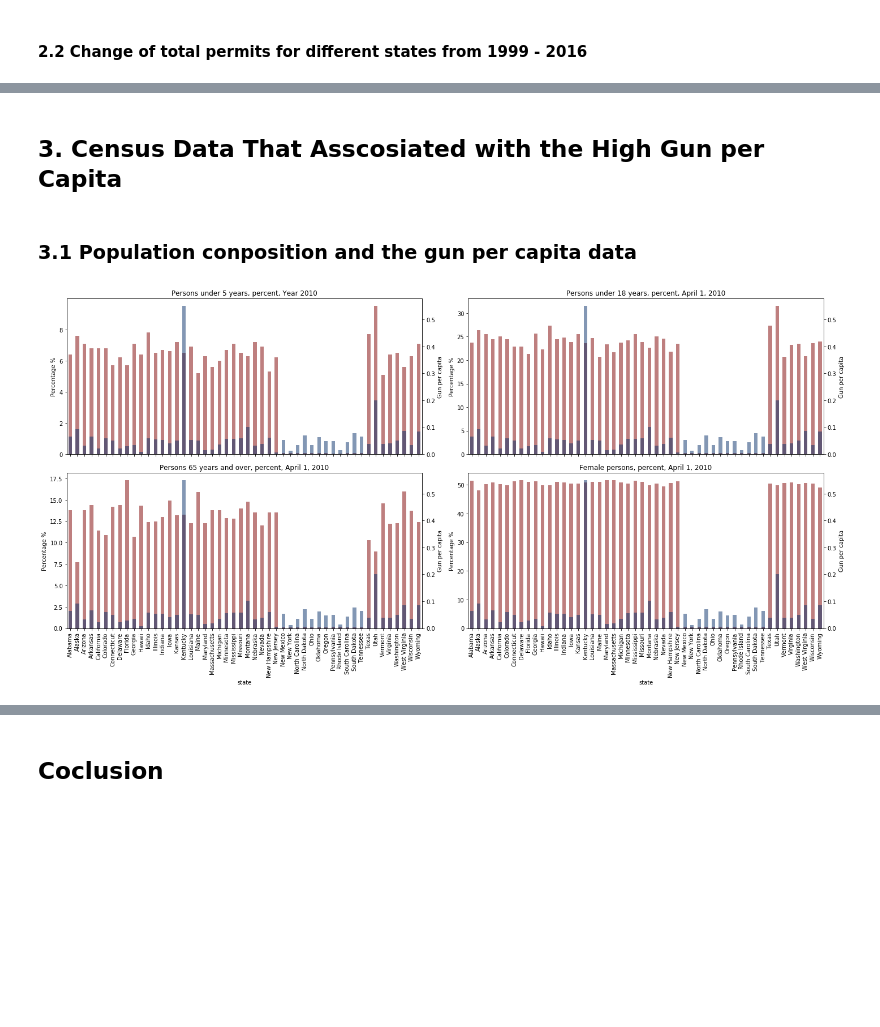
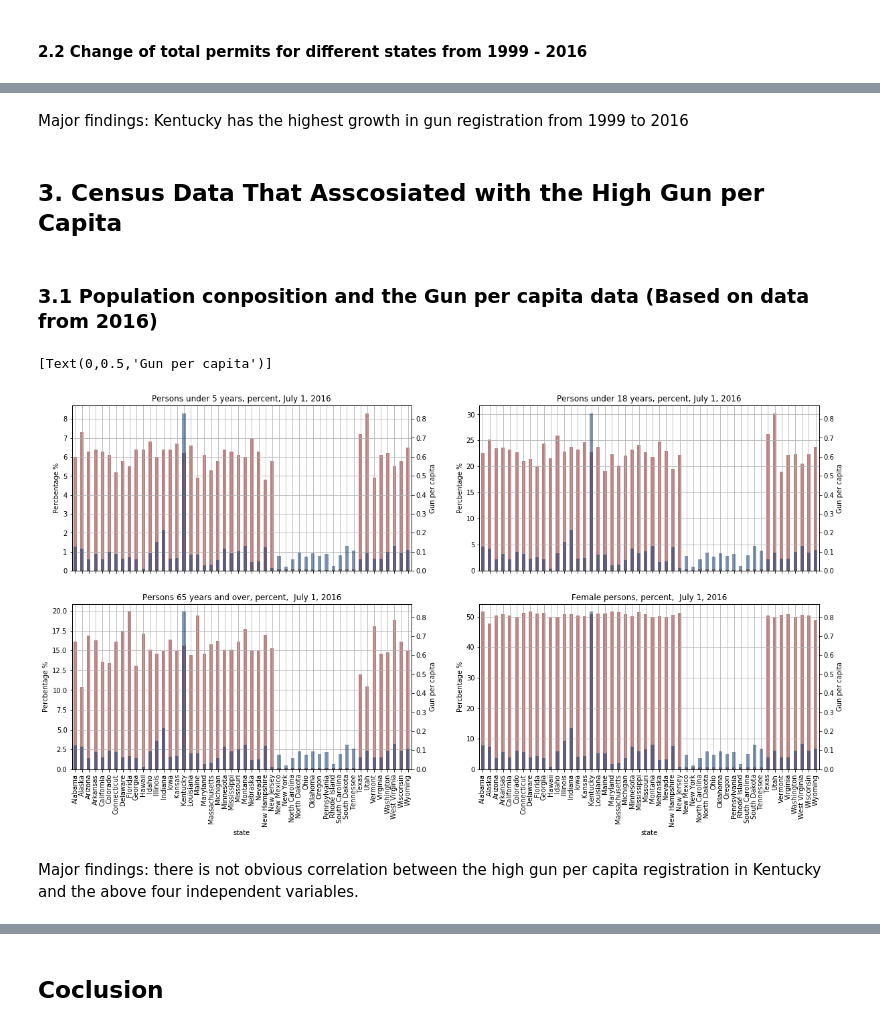
Before and after one commit to siuyik11/fbi_firearm_data_analysis, a Jupyter notebook: fbi_gun_data_analysis.ipynb, the cells around one changed output, grey strips where cells are left out. Saved outputs shown, nothing was run; the diff lists cells and outputs as text; code cells hidden in the pictures; blank space fills up the shorter version.

Commit message:
added 3.2 Individual State's Economic Status and the Gun per capita data modified 3.1 - switched the data used from 2010 to 2016

```diff
--- a/fbi_gun_data_analysis.ipynb
+++ b/fbi_gun_data_analysis.ipynb
@@ -159,10 +177,12 @@ memory usage: 2.6+ MB
 # %% [markdown]
 #### 1.1 Population for different states (Year 2010)
 # %%
-df1_popu_y2010 = df1.iloc[3,1:] # select the info of population census at year 2010 for different states
+# select the info of population census at year 2016 for different states
+df1_popu_y2016 = df1.iloc[0,1:]
 
-#plot the population of different states
-df1_popu_y2010.plot.bar(figsize = (20,10), colormap = 'Blues_r',grid = True, \
-                        title = 'Population, Census, April 1, 2010').set(xlabel = 'States', ylabel = 'Population')
+#plot the population of different states to have gerneral idea
+df1_popu_y2016.plot.bar(figsize = (20,10), colormap = 'Blues_r',grid = True, \
+                        title = 'Population estimates, July 1, 2016', alpha = 0.8)\
+                        .set(xlabel = 'States', ylabel = 'Population')
 # %% [output]
 [Text(0,0.5,'Population'), Text(0.5,0,'States')]
@@ -185,9 +217,11 @@ df2_gun_y2010.plot.bar(figsize = (20,10),title = 'Total permits of different sta
 # %% [markdown]
 #### 1.3 Gun per capita of different states
 # %%
-df_gun_percapita_y2010 = (df2_gun_y2010/df1_popu_y2010).fillna(0) #calculate the per capita gun permit at different
-                                                                  #state
+#calculate the per capita gun permit at different state for 2016. if get NaN, fill it with 0.
+df_gun_percapita_y2016 = (df2_gun_y2016/df1_popu_y2016).fillna(0)
+
 # Plot the final result
-df_gun_percapita_y2010.plot.bar(figsize = (20,10), title = 'Gun per capita of different states, year 2010', colormap = 'Blues_r')\
-.set(xlabel = 'States', ylabel = 'Number of Gun permits per Person ')
+df_gun_percapita_y2016.plot.bar(figsize = (20,10), title = 'Gun per capita of different states, year 2016',\
+                                colormap = 'Blues_r',grid = True,alpha = 0.8).\
+                                set(xlabel = 'States',ylabel = 'Number of Guns per Person ')
 # %% [output]
@@ -245,32 +316,42 @@ plt.tight_layout()
+# %% [markdown]
+Major findings: Kentucky has the highest growth in gun registration from 1999 to 2016
 # %% [markdown]
 ## 3. Census Data That Asscosiated with the High Gun per Capita
 # %% [markdown]
-### 3.1 Population conposition and the gun per capita data
+### 3.1 Population conposition and the Gun per capita data (Based on data from 2016)
 # %%
-# Create a empty 2 by 2 main plot
+# Create empty 2x2 subplots
 fig, axes = plt.subplots(nrows = 2, ncols = 2,sharex=True)
 
-#overlapping plots for Persons under 5 years and Gun per capita, Year 2010
-df1.iloc[5,1:].plot(ax = axes[0,0],kind = 'bar',figsize = (20,10), title = 'Persons under 5 years, percent, Year 2010', colormap = 'OrRd_r',alpha = 0.5)\
-.set(ylabel = 'Percentage %')
-df_gun_percapita_y2010.plot(kind = 'bar',ax = axes[0,0],secondary_y=True, colormap = 'Blues_r', alpha = 0.5).set(ylabel = 'Gun per capita')
+#Plot the Persons under 5 years, percent, July 1, 2016 with gun per capita
+df1.iloc[4,1:].plot(ax = axes[0,0],kind = 'bar',title = 'Persons under 5 years, percent, July 1, 2016',\
+                    figsize = (20,10), colormap = 'OrRd_r',alpha = 0.5,grid = True, rot = 90)\
+                    .set(ylabel = 'Percbentage %')
+df_gun_percapita_y2016.plot(ax = axes[0,0], kind = 'bar',colormap = 'Blues_r',grid = True,alpha = 0.5,secondary_y=True)\
+                      .set(ylabel = 'Gun per capita')
 
-#overlapping plots for Persons under 18 years and Gun per capita, Year 2010
-df1.iloc[7,1:].plot(ax = axes[0,1],kind = 'bar',figsize = (20,10), title = 'Persons under 18 years, percent, April 1, 2010', colormap = 'OrRd_r',alpha = 0.5)\
-.set(xlabel = 'states',ylabel = 'Percentage %')
-df_gun_percapita_y2010.plot(kind = 'bar',ax = axes[0,1],secondary_y=True, colormap = 'Blues_r', alpha = 0.5).set(ylabel = 'Gun per capita')
+#Plot the 'Persons under 18 years, percent, July 1, 2016' with gun per capita
+df1.iloc[6,1:].plot(ax = axes[0,1],kind = 'bar',title = 'Persons under 18 years, percent, July 1, 2016',\
+                    figsize = (20,10), colormap = 'OrRd_r',alpha = 0.5,grid = True, rot = 90)\
+                    .set(ylabel = 'Percbentage %')
+df_gun_percapita_y2016.plot(ax = axes[0,1], kind = 'bar',colormap = 'Blues_r',grid = True,alpha = 0.5,secondary_y=True)\
+                      .set(ylabel = 'Gun per capita')
 
-#overlapping plots for Persons 65 years and over and Gun per capita, Year 2010
-df1.iloc[9,1:].plot(ax = axes[1,0],kind = 'bar',figsize = (20,10), title = 'Persons 65 years and over, percent, April 1, 2010', colormap = 'OrRd_r',alpha = 0.5)\
-.set(xlabel = 'states',ylabel = 'Percentage %')
-df_gun_percapita_y2010.plot(kind = 'bar',ax = axes[1,0],secondary_y=True, colormap = 'Blues_r', alpha = 0.5).set(ylabel = 'Gun per capita')
+#Plot the 'Persons 65 years and over, percent,  July 1, 2016' with gun per capita
+df1.iloc[8,1:].plot(ax = axes[1,0],kind = 'bar',title = 'Persons 65 years and over, percent,  July 1, 2016',\
+                    figsize = (20,10), colormap = 'OrRd_r',alpha = 0.5,grid = True, rot = 90)\
+                    .set(ylabel = 'Percbentage %')
+df_gun_percapita_y2016.plot(ax = axes[1,0], kind = 'bar',colormap = 'Blues_r',grid = True,alpha = 0.5,secondary_y=True)\
+                      .set(ylabel = 'Gun per capita')
 
-#overlapping plots for Female persons and Gun per capita, Year 2010
-df1.iloc[11,1:].plot(ax = axes[1,1],kind = 'bar',figsize = (20,10), title = 'Female persons, percent, April 1, 2010', colormap = 'OrRd_r',alpha = 0.5)\
-.set(xlabel = 'states',ylabel = 'Percentage %')
-df_gun_percapita_y2010.plot(kind = 'bar',ax = axes[1,1],secondary_y=True, colormap = 'Blues_r', alpha = 0.5).set(ylabel = 'Gun per capita')
-
-
-plt.tight_layout()
+#plot the 'Female persons, percent,  July 1, 2016' with gun per capita
+df1.iloc[10,1:].plot(ax = axes[1,1],kind = 'bar',title = 'Female persons, percent,  July 1, 2016',\
+                    figsize = (20,10), colormap = 'OrRd_r',alpha = 0.5,grid = True, rot = 90)\
+                    .set(ylabel = 'Percbentage %')
+df_gun_percapita_y2016.plot(ax = axes[1,1], kind = 'bar',colormap = 'Blues_r',grid = True,alpha = 0.5,secondary_y=True)\
+                      .set(ylabel = 'Gun per capita')
 # %% [output]
+[Text(0,0.5,'Gun per capita')]
-[figure, old version]
+[figure, new version]
+# %% [markdown]
+Major findings: there is not obvious correlation between the high gun per capita registration in Kentucky and the above four independent variables.
```
Also changed, not shown: parts of 25 cells of this notebook.
